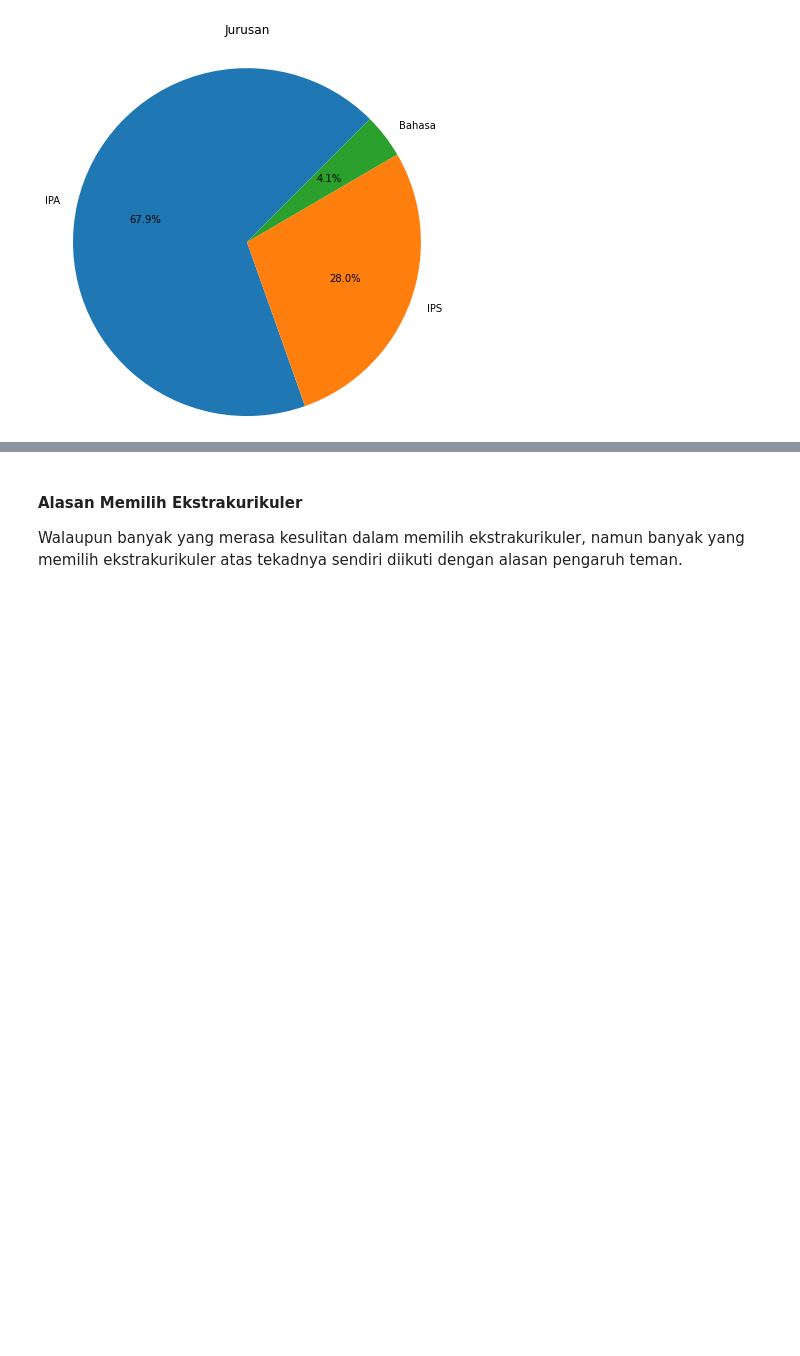
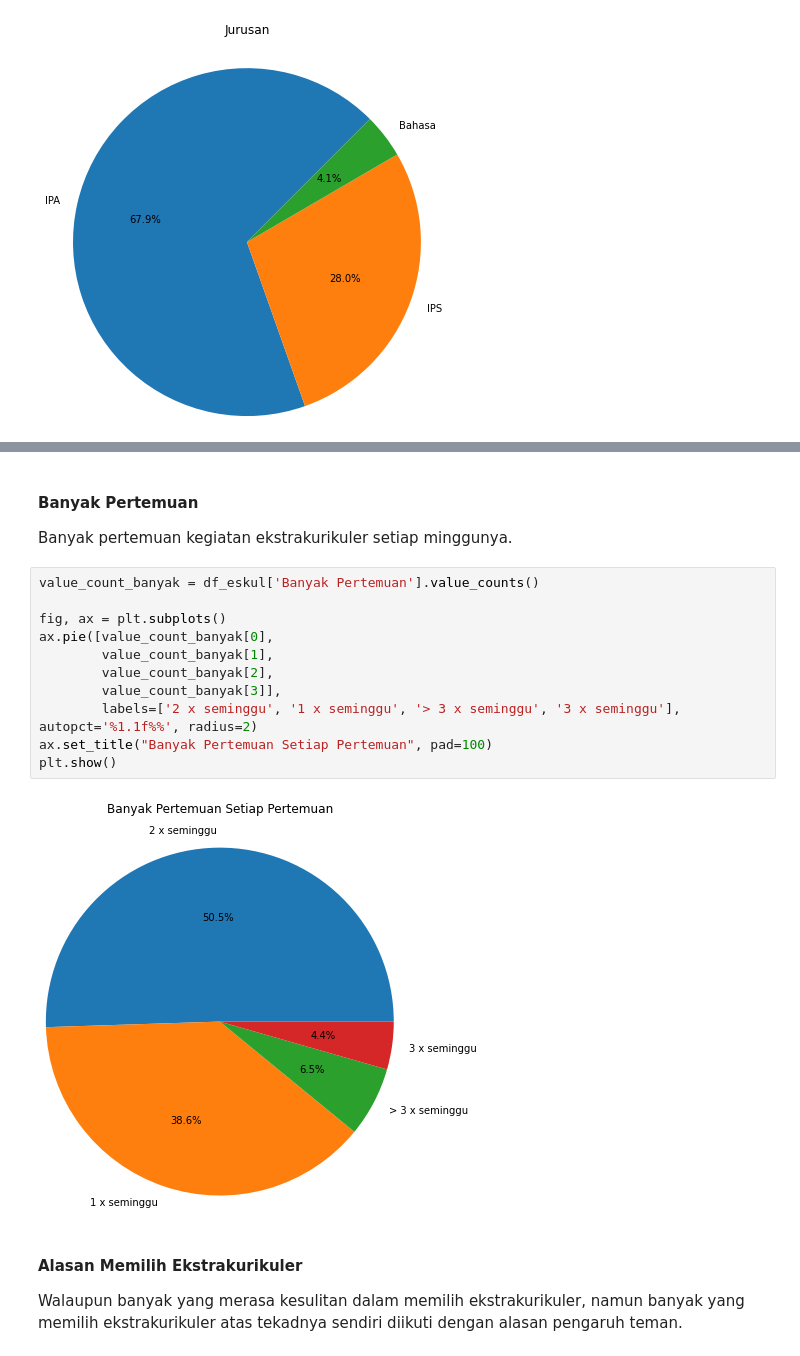
Before and after one commit to diyosukma/CP68-SistemRekomendasi, a Jupyter notebook: Rekomendasi_Ekstrakurikuler.ipynb, the cells around one changed output, grey strips where cells are left out. Cells and saved outputs as stored; diff of their text form; blank space fills up the shorter version.

```diff
--- a/Rekomendasi_Ekstrakurikuler.ipynb
+++ b/Rekomendasi_Ekstrakurikuler.ipynb
@@ -141,3 +181,19 @@ plt.show()
+# %% [markdown]
+#### Banyak Pertemuan
+Banyak pertemuan kegiatan ekstrakurikuler setiap minggunya.
+# %%
+value_count_banyak = df_eskul['Banyak Pertemuan'].value_counts()
+
+fig, ax = plt.subplots()
+ax.pie([value_count_banyak[0],
+        value_count_banyak[1],
+        value_count_banyak[2],
+        value_count_banyak[3]],
+        labels=['2 x seminggu', '1 x seminggu', '> 3 x seminggu', '3 x seminggu'], autopct='%1.1f%%', radius=2)
+ax.set_title("Banyak Pertemuan Setiap Pertemuan", pad=100)
+plt.show()
+# %% [output]
+[figure, added]
 # %% [markdown]
 #### Alasan Memilih Ekstrakurikuler
 Walaupun banyak yang merasa kesulitan dalam memilih ekstrakurikuler, namun banyak yang memilih ekstrakurikuler atas tekadnya sendiri diikuti dengan alasan pengaruh teman.
```
Also changed, not shown: parts of 16 cells of this notebook.
